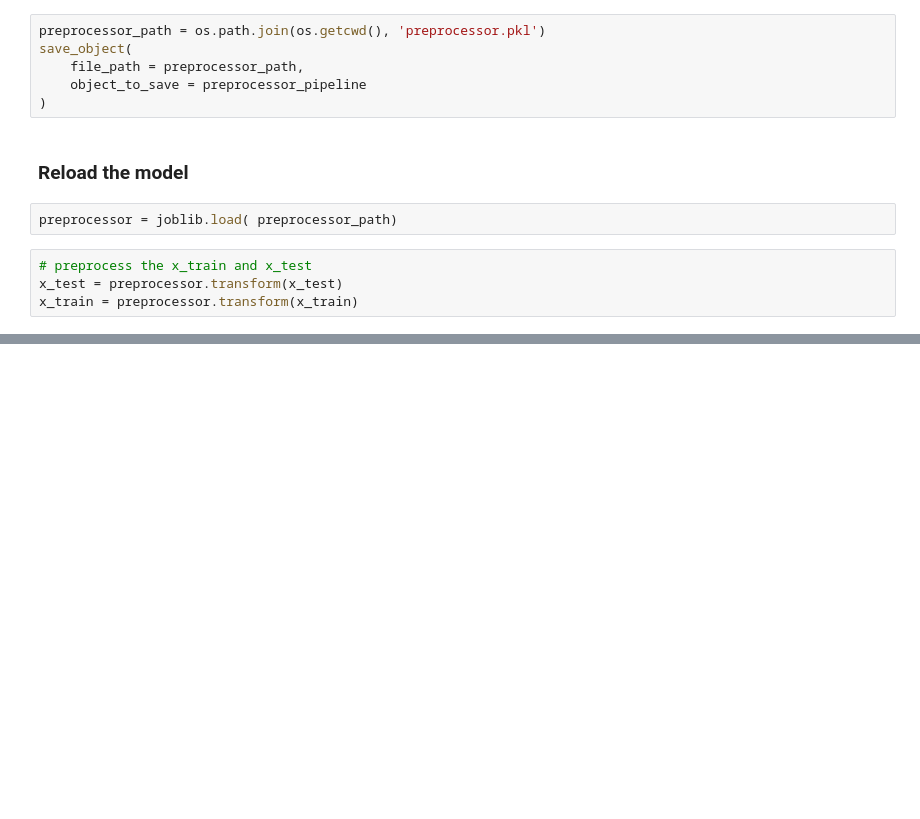
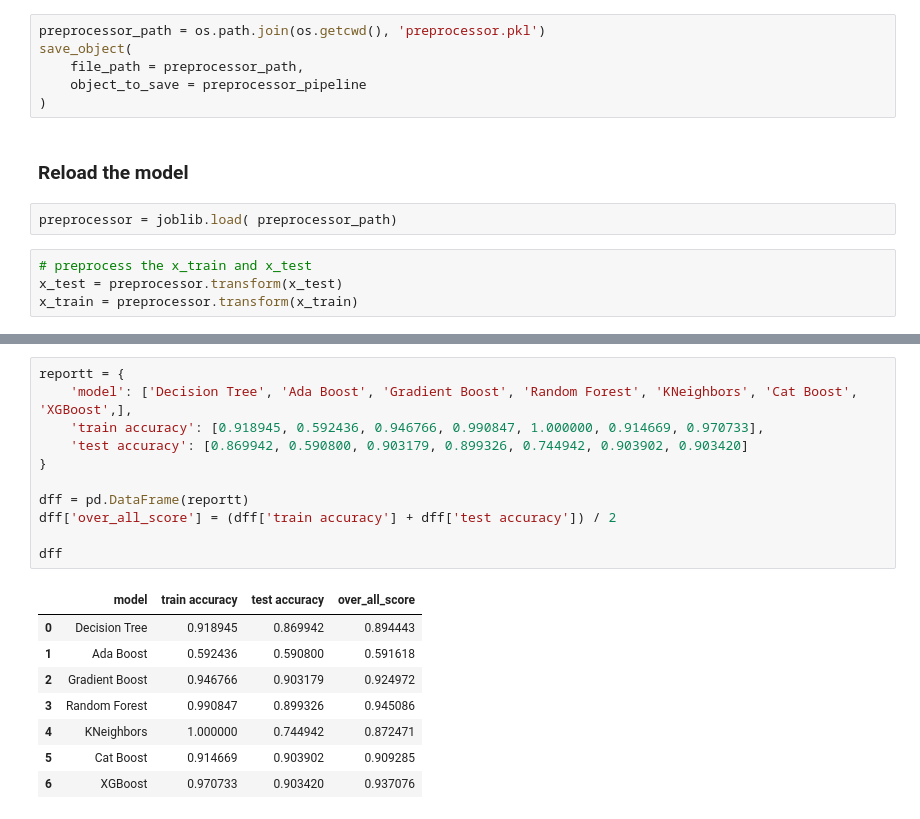
Before and after one commit to Namachivayam2001/Medication-Remainder, a Jupyter notebook: features-ML/playground-series-s4e2 (Obisity_pridiction)/obisity_prediction.ipynb, the cells around one changed output, grey strips where cells are left out. Saved outputs shown, nothing was run; the diff lists cells and outputs as text; blank space fills up the shorter version.

```diff
--- a/features-ML/playground-series-s4e2 (Obisity_pridiction)/obisity_prediction.ipynb
+++ b/features-ML/playground-series-s4e2 (Obisity_pridiction)/obisity_prediction.ipynb
@@ -456,0 +473,20 @@ Please also refer to the documentation for alternative solver options:
+# %%
+reportt = {
+    'model': ['Decision Tree', 'Ada Boost', 'Gradient Boost', 'Random Forest', 'KNeighbors', 'Cat Boost', 'XGBoost',],
+    'train accuracy': [0.918945, 0.592436, 0.946766, 0.990847, 1.000000, 0.914669, 0.970733],
+    'test accuracy': [0.869942, 0.590800, 0.903179, 0.899326, 0.744942, 0.903902, 0.903420]
+}
+
+dff = pd.DataFrame(reportt)
+dff['over_all_score'] = (dff['train accuracy'] + dff['test accuracy']) / 2
+
+dff
+# %% [output]
+|  | model | train accuracy | test accuracy | over_all_score |
+| 0 | Decision Tree | 0.918945 | 0.869942 | 0.894443 |
+| 1 | Ada Boost | 0.592436 | 0.590800 | 0.591618 |
+| 2 | Gradient Boost | 0.946766 | 0.903179 | 0.924972 |
+| 3 | Random Forest | 0.990847 | 0.899326 | 0.945086 |
+| 4 | KNeighbors | 1.000000 | 0.744942 | 0.872471 |
+| 5 | Cat Boost | 0.914669 | 0.903902 | 0.909285 |
+| 6 | XGBoost | 0.970733 | 0.903420 | 0.937076 |
```
Also changed, not shown: parts of 11 cells of this notebook, 11 other files.
